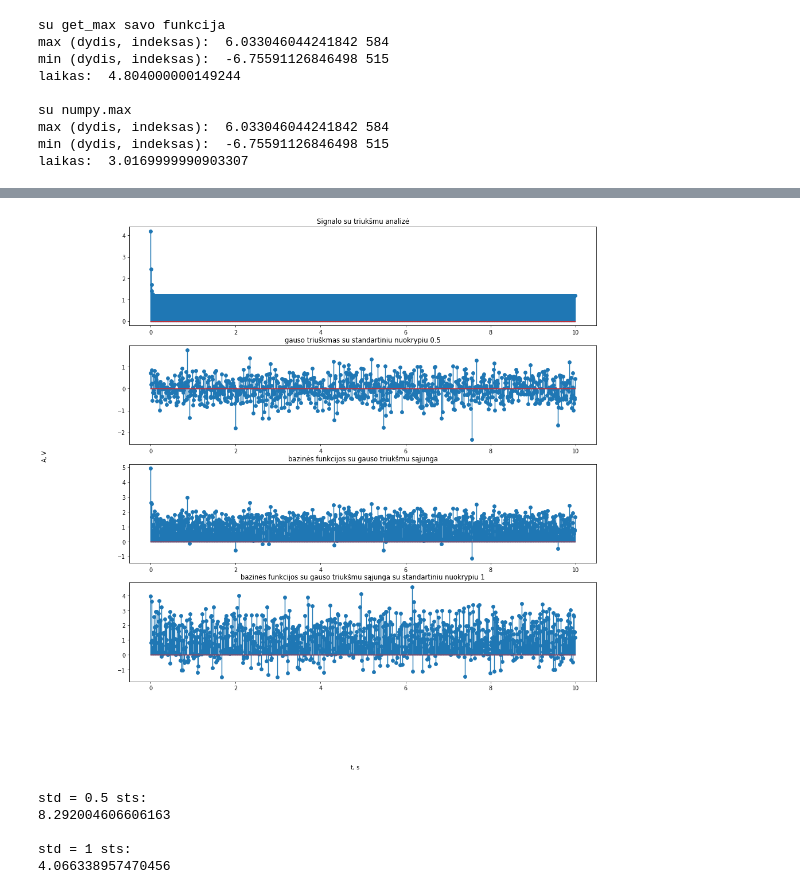
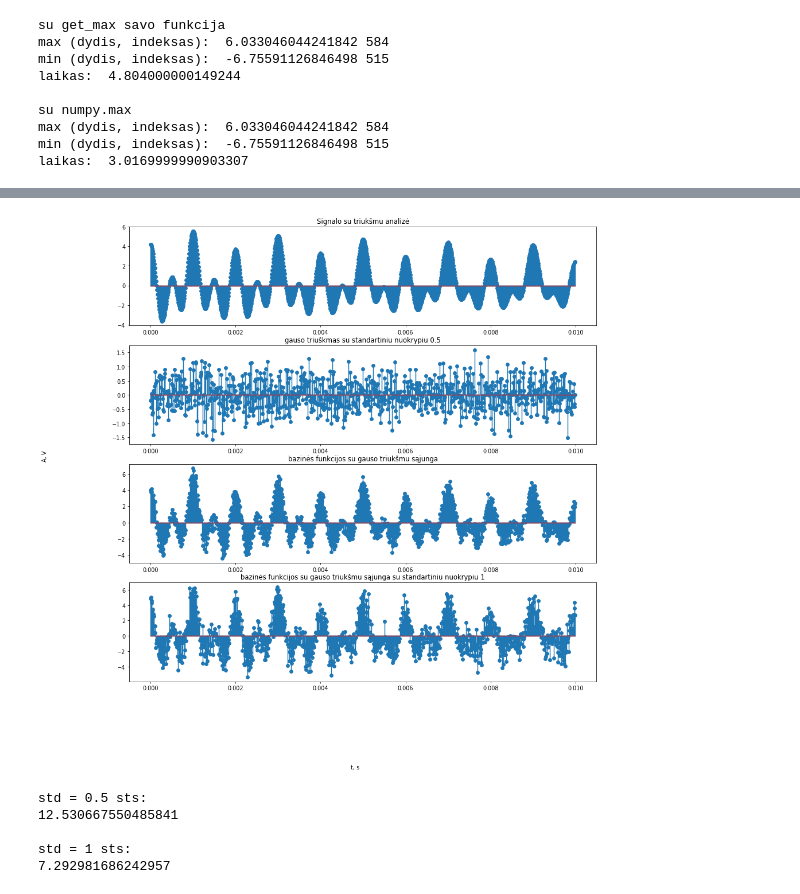
Before and after one commit to Felkin1/dsp_labs, a Jupyter notebook: lab_0.ipynb, the cells around one changed output, grey strips where cells are left out. Drawn from its saved outputs; the diff is of its cells as text; code cells hidden in the pictures.

```diff
--- a/lab_0.ipynb
+++ b/lab_0.ipynb
@@ -613,42 +615,44 @@ plt.show()
 # 10us periodas = 1/100
 #
 n = 10
+ms = 1/1000
 timestep = 1/100
-t = np.arange(0,n,timestep) #10ms
+t = np.arange(0,n*ms,timestep*ms) #10ms
+
 
 y = 3*np.exp(-90*t)*np.cos(4000*np.pi*t) + 2*np.cos(2000*np.pi*t) - 0.8*np.cos(1000*np.pi*t)
 
 avg = 0
 std = 0.5
 std2 = 1
 
 gausian_noise = avg + std*random.randn(int(n/timestep))
 gausian_noise2 = avg + std2*random.randn(int(n/timestep))
 
 mixed_signal = gausian_noise + y
 mixed_signal2 = gausian_noise2 + y
 
 fig, axs = plt.subplots(4,1,figsize=(15,15),dpi=70)
 
 axs[0].stem(t,y)
 axs[1].stem(t,gausian_noise)
 axs[2].stem(t,mixed_signal)
 axs[3].stem(t,mixed_signal2)
 
 axs[0].set_title("bazinė funkcija")
 axs[1].set_title("gauso triuškmas su standartiniu nuokrypiu 0.5")
 axs[2].set_title("bazinės funkcijos su gauso triukšmu sąjunga")
 axs[3].set_title("bazinės funkcijos su gauso triukšmu sąjunga su standartiniu nuokrypiu 1")
 
 
 fig.text(0.5, -0.02, 't, s', ha='center')
 fig.text(-0.02, 0.5, 'A, V', va='center', rotation='vertical')
 
 
 axs[0].set_title("Signalo su triukšmu analizė")
 plt.show()
 # %% [output]
-[figure, old version]
+[figure, new version]
 # %%
 # signalo triuksmo santykio ivertinimas
 
@@ -676,7 +680,7 @@ print("\nstd = 1 sts:")
 print(sts(mixed_signal2,gausian_noise2))
 # %% [output]
 std = 0.5 sts:
-8.292004606606163
+12.530667550485841
 
 std = 1 sts:
-4.066338957470456
+7.292981686242957
```
Also changed, not shown: parts of 1 cell of this notebook.
